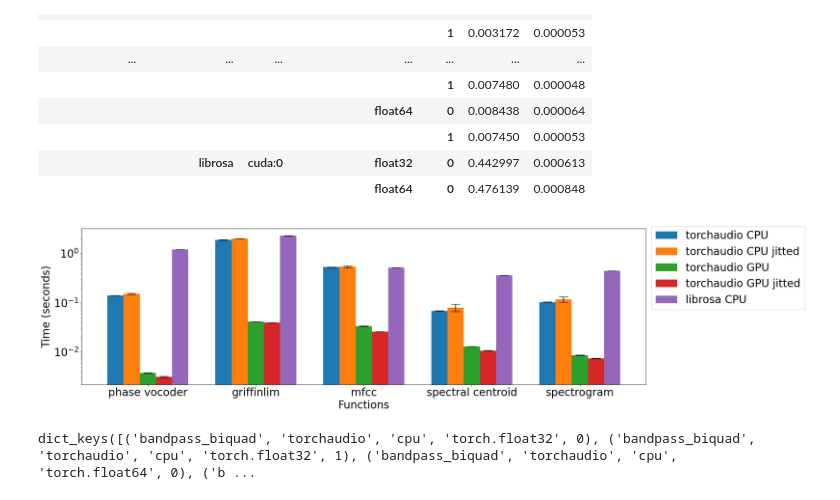
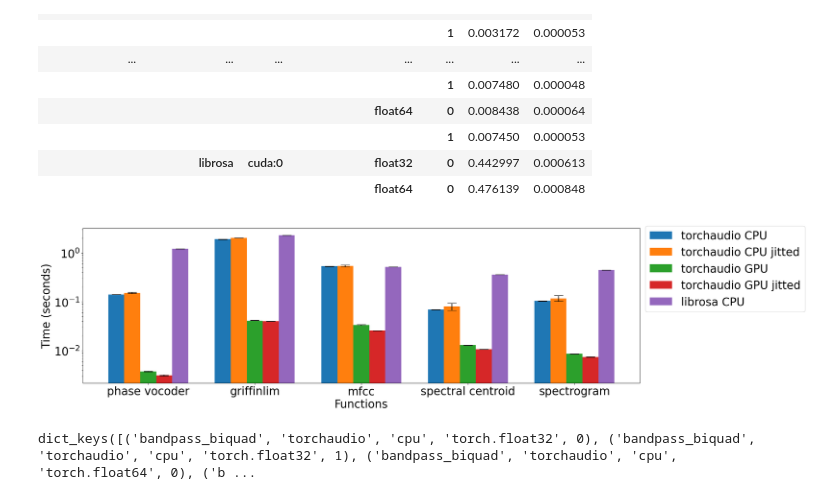
Before and after one commit to yangarbiter/torchaudio-benchmark, a Jupyter notebook: results.ipynb, the cells around one changed output. Saved outputs shown, nothing was run; the diff lists cells and outputs as text; code cells hidden in the pictures.

```diff
--- a/results.ipynb
+++ b/results.ipynb
@@ -88,36 +88,36 @@ names = [
 fig, ax = plt.subplots(figsize=(24, 6))
 fn_width = 0.15
 width = 0.15
-fontsize = 24
+fontsize = 25
 
 for i in range(len(names)):
     means, sems = [], []
     for k, v in keys.items():
         means.append(res[tuple(v[i])][0])
         sems.append(res[tuple(v[i])][1])
 
     x = np.arange(len(keys))
     rects = ax.bar(x - (len(names)*width)/2 + ((i + 0.5) * fn_width),
                    means, yerr=sems, width=width, label=names[i],
                    lw=10, capsize=10)
 
     # Add some text for labels, title and custom x-axis tick labels, etc.
     ax.set_ylabel('Time (seconds)', fontsize=fontsize)
     ax.set_xlabel('Functions', fontsize=fontsize)
     ax.set_xticks(x)
     ax.tick_params(axis='x', labelsize=fontsize)
     ax.tick_params(axis='y', labelsize=fontsize)
     ax.set_xticklabels(functions)
     ax.set_yscale('log')
     ax.legend(fontsize=fontsize, bbox_to_anchor=(1.0, 1.05))
 
     #ax.bar_label(rects, padding=3)
 
 plt.tight_layout()
 plt.savefig("./figs/function_bench.png")
 plt.show()
 # %% [output]
-[figure, old version]
+[figure, new version]
 # %%
 res.keys()
 # %% [output]
```
Also changed, not shown: 4 other files.
